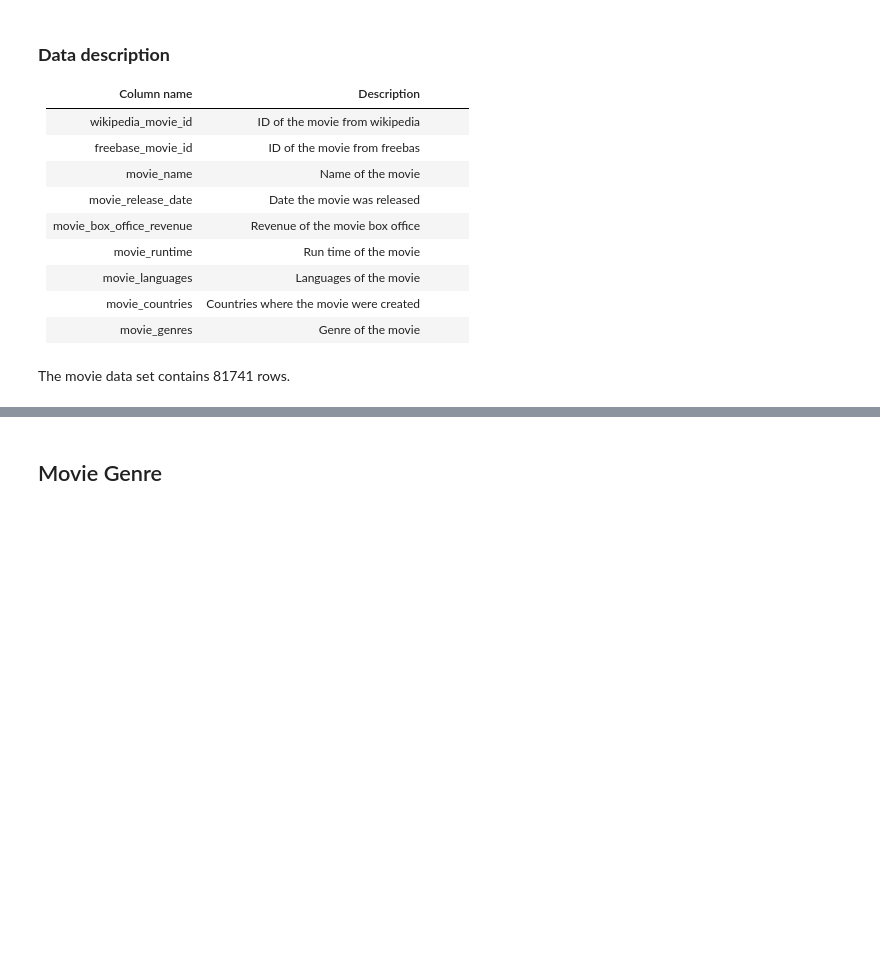
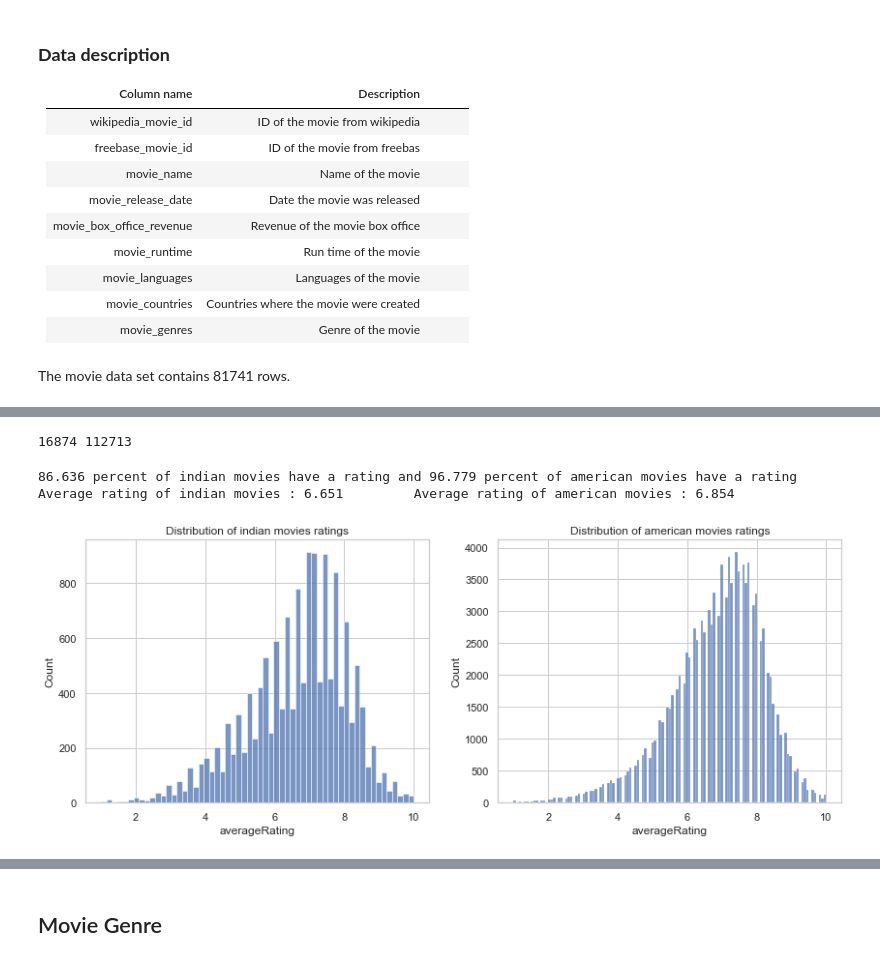
Before and after one commit to epfl-ada/ada-2022-project-badaboom, a Jupyter notebook: P2.ipynb, the cells around one changed output, grey strips where cells are left out. Saved outputs shown, nothing was run; the diff lists cells and outputs as text; code cells hidden in the pictures; blank space fills up the shorter version.

Commit message:
added ratings

```diff
--- a/P2.ipynb
+++ b/P2.ipynb
@@ -35,6 +44,38 @@ movies_data.head()
+# %%
+#rating files loading
+ratings = pd.read_csv(data_folder + 'title.ratings.tsv.gz', sep='\t', compression='gzip')
+titles = pd.read_csv(data_folder + 'title.basics.tsv.gz', sep='\t', compression='gzip')
+
+rates = ratings.merge(titles, how='left', on='tconst')[['averageRating', 'numVotes', 'originalTitle']]
+rates['movie_name'] = [ele.lower() for ele in rates['originalTitle'].astype(str)]
+rates=rates.drop(columns='originalTitle')
 # %%
 indian_movies = movies_data[movies_data['movie_countries'] == '{"/m/03rk0": "india"}']
-
 american_movies = movies_data[movies_data['movie_countries'] == '{"/m/09c7w0": "united states of america"}']
 
+indian_movies = indian_movies.merge(rates, how='left', on='movie_name')
+american_movies = american_movies.merge(rates, how='left', on='movie_name')
+
 print(len(indian_movies), len(american_movies))
+# %% [output]
+16874 112713
+# %%
+print('%.3f percent of indian movies have a rating and %.3f percent of american movies have a rating' %
+(100-np.sum(indian_movies['averageRating'].isna())/indian_movies.shape[0]*100, 100-np.sum(american_movies['averageRating'].isna())/american_movies.shape[0]*100))
+
+print('Average rating of indian movies : %.3f \tAverage rating of american movies : %.3f' %
+(np.mean(indian_movies['averageRating']), np.mean(american_movies['averageRating'])))
+# %% [output]
+86.636 percent of indian movies have a rating and 96.779 percent of american movies have a rating
+Average rating of indian movies : 6.651         Average rating of american movies : 6.854
+# %%
+plt.figure(figsize=(14,5))
+plt.subplot(1,2,1)
+sns.histplot(x='averageRating', data=indian_movies)
+plt.title('Distribution of indian movies ratings')
+plt.subplot(1,2,2)
+sns.histplot(x='averageRating', data=american_movies)
+plt.title('Distribution of american movies ratings')
+plt.show()
+# %% [output]
+[figure, added]
```
Also changed, not shown: parts of 6 cells of this notebook.
